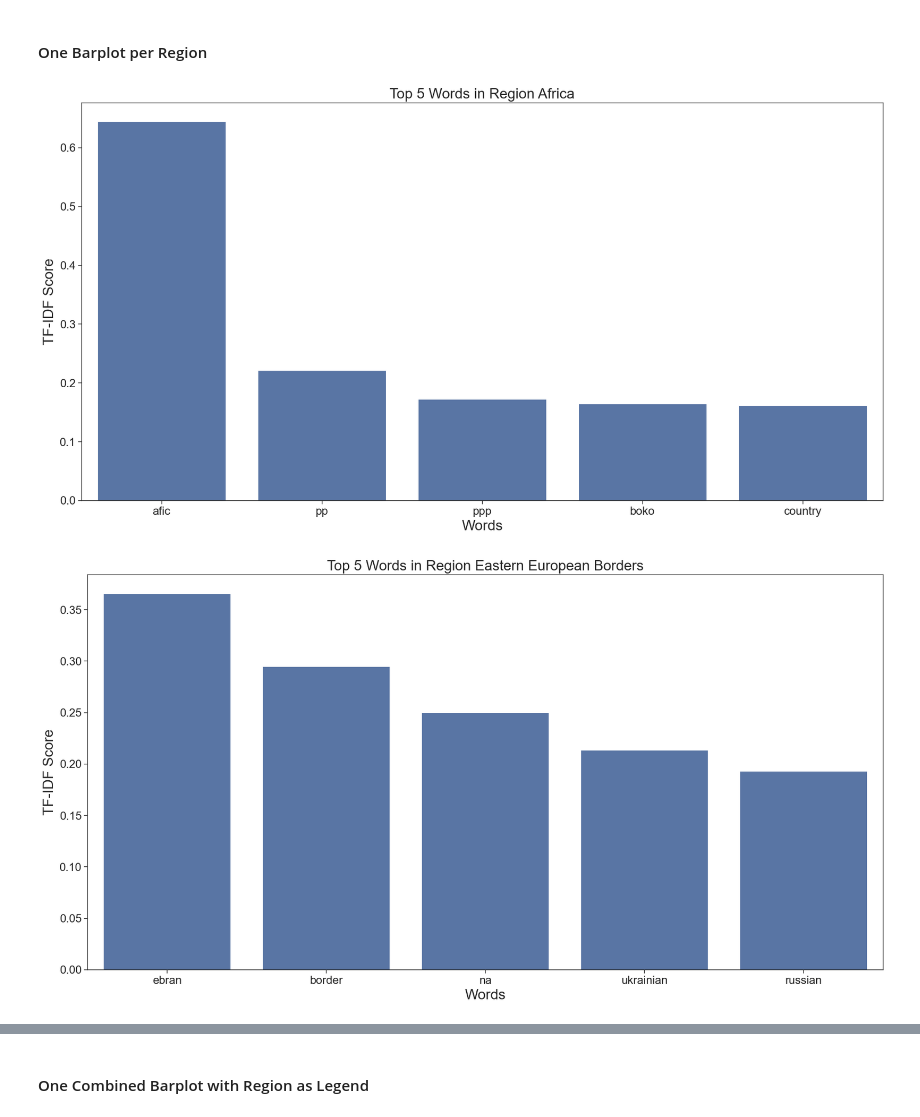
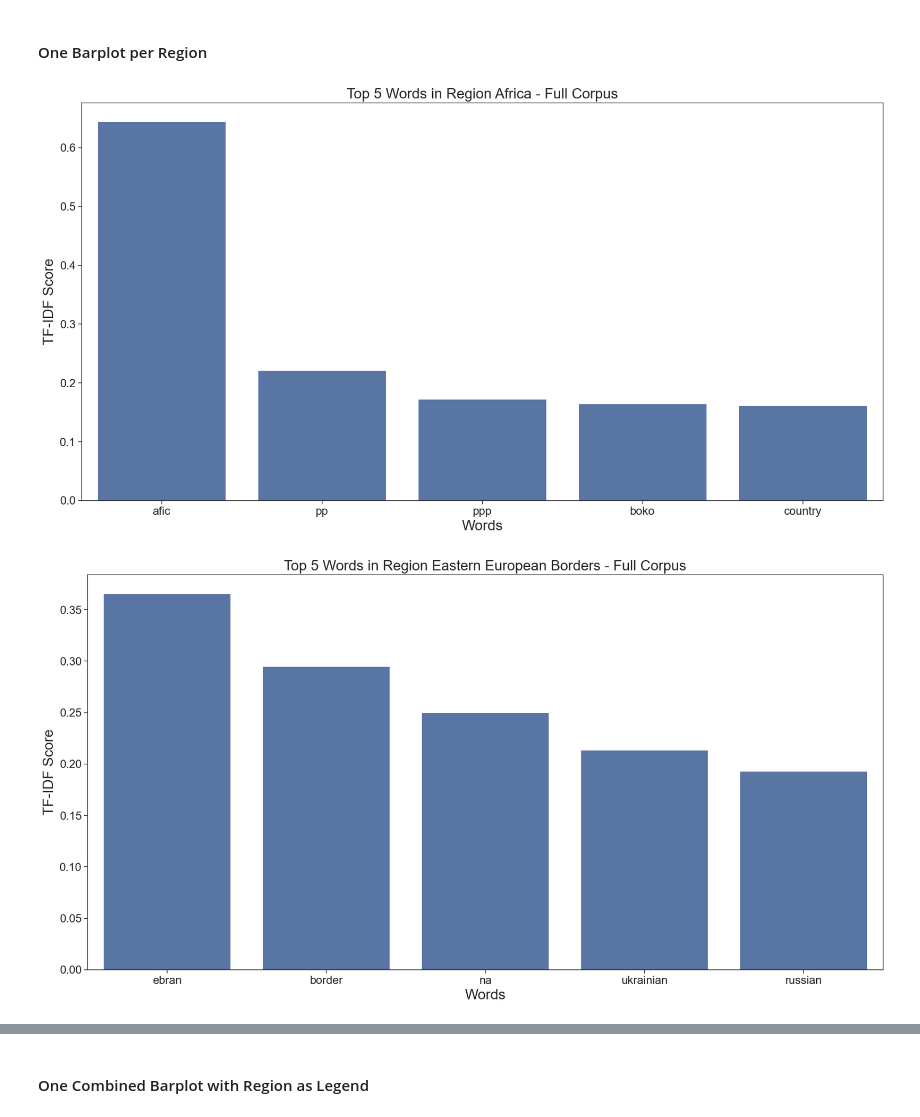
Before and after one commit to krugeremily/frontex_analysis, a Jupyter notebook: analysis notebooks/tfidf_word2vev_analysis.ipynb, the cells around one changed output, grey strips where cells are left out. Cells and saved outputs as stored; diff of their text form; code cells hidden in the pictures.

```diff
--- a/analysis notebooks/tfidf_word2vev_analysis.ipynb
+++ b/analysis notebooks/tfidf_word2vev_analysis.ipynb
@@ -48,33 +50,33 @@ grouped_region_items = list(grouped_region.items())
 
 for i, (region, tfidf_tuples_str) in enumerate(grouped_region_items):
     # Use regular expressions to extract tuples from string
     tfidf_tuples_str_list = re.findall(r"\('(.*?)', (.*?)\)", tfidf_tuples_str)
 
     # Convert string representation of score to float
     tfidf_tuples = [(word, float(score)) for word, score in tfidf_tuples_str_list]
 
     # Filter out tuples that do not have 2 elements
     filtered_tuples = [t for t in tfidf_tuples if len(t) == 2]
 
     # Sort by TF-IDF score and get top 5
     top_5 = Counter(dict(filtered_tuples)).most_common(5)
     # Check if top_5 is not empty
     if top_5:
         # Prepare data for seaborn
         words, scores = zip(*top_5)
         data = pd.DataFrame({'Words': words, 'TF-IDF Score': scores})
 
         # Create a new figure for each region
         plt.figure(i)
 
         # Plot using seaborn
         sns.barplot(x='Words', y='TF-IDF Score', data=data)
-        plt.title(f'Top 5 Words in Region {region}')
+        plt.title(f'Top 5 Words in Region {region} - Full Corpus')
         plt.xlabel('Words')
         plt.ylabel('TF-IDF Score')
 
 plt.tight_layout()
 plt.show()
 # %% [output]
-[figure, old version]
+[figure, new version]
-[figure, old version]
+[figure, new version]
```
Also changed, not shown: parts of 20 cells of this notebook, 5 other files.
